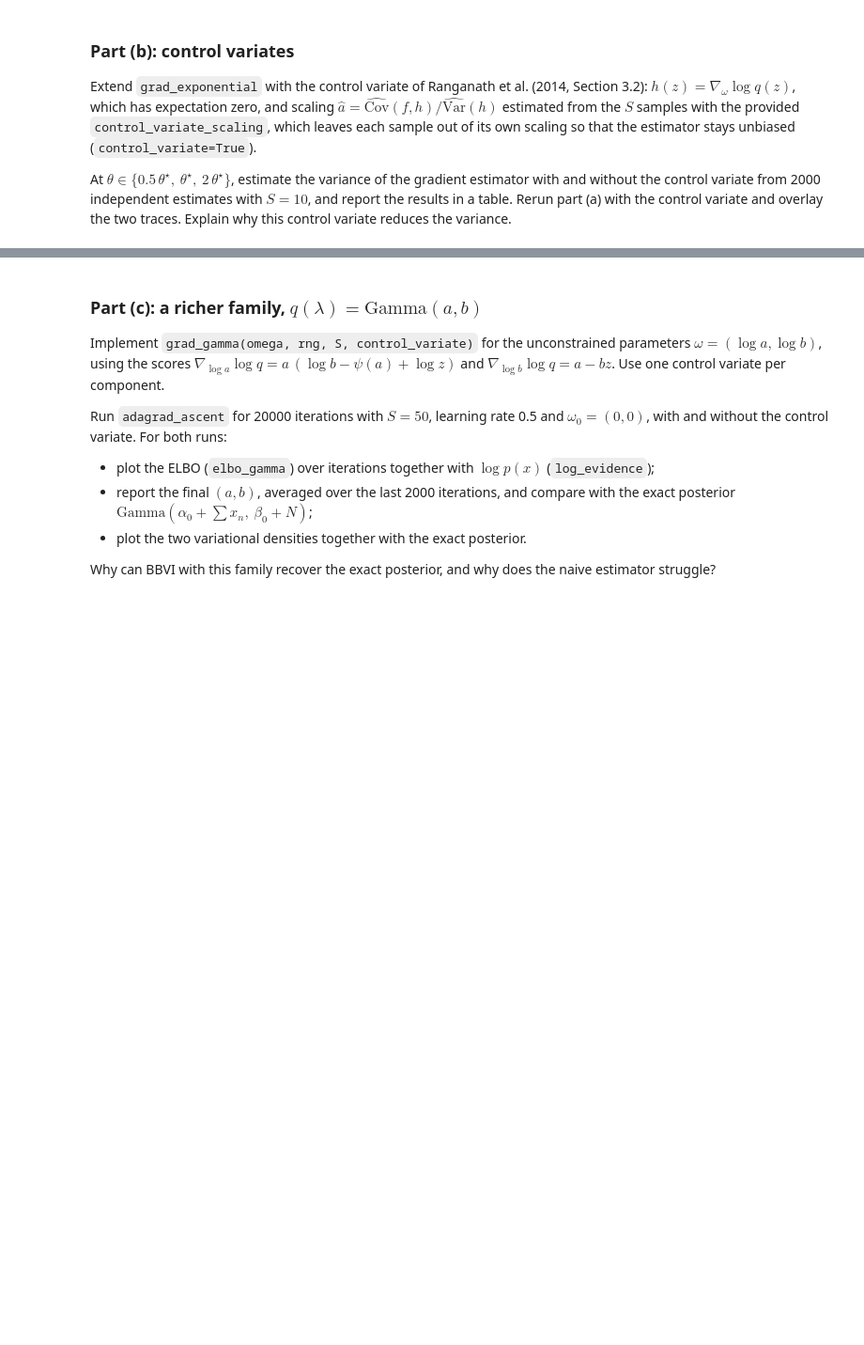
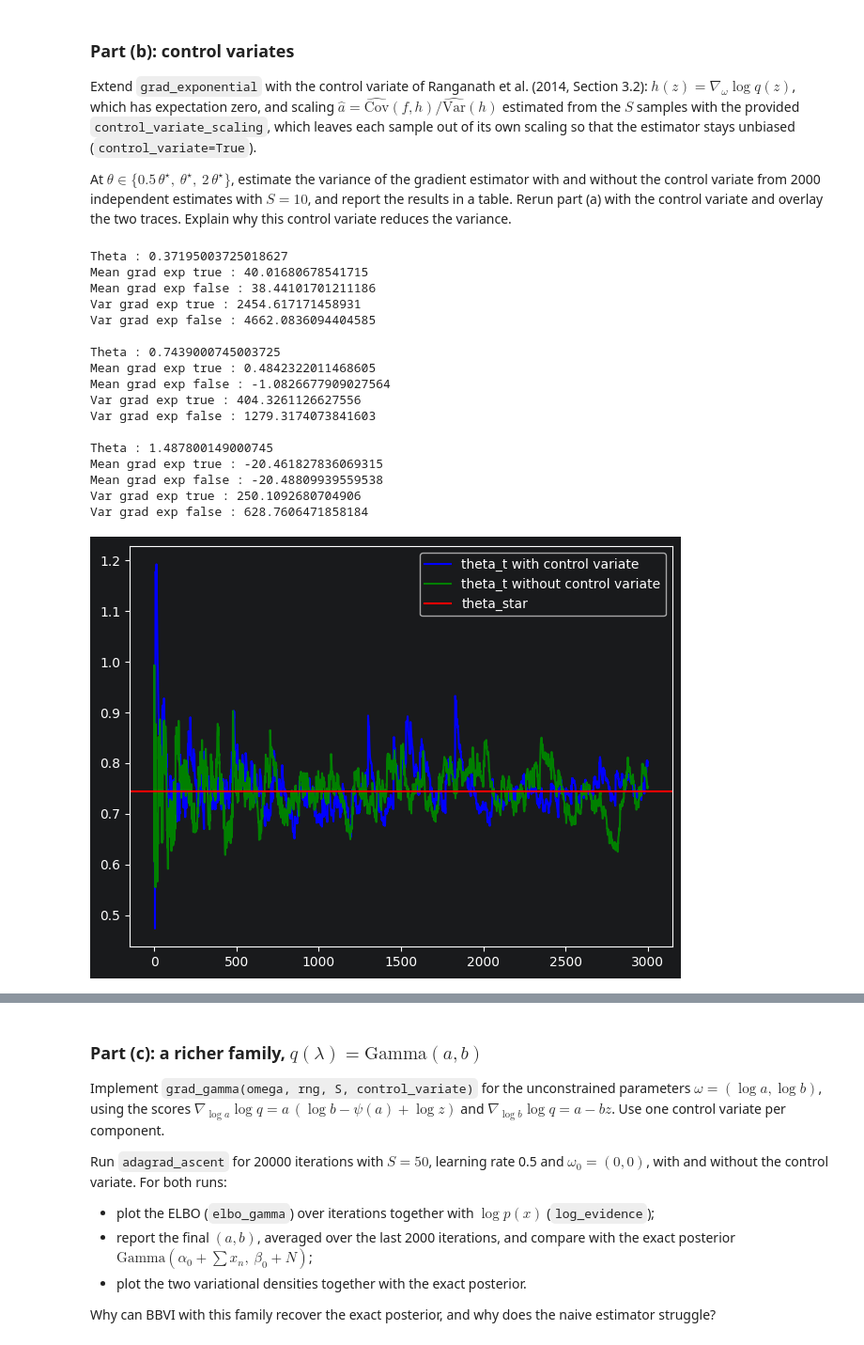
Before and after one commit to mikoleo/Machine-learning-Advanced-Course, a Jupyter notebook: 2E-BBVI-HT26.ipynb, the cells around one changed output, grey strips where cells are left out. Shown at 94% size. Drawn from its saved outputs; the diff is of its cells as text; code cells hidden in the pictures; blank space fills up the shorter version.

Commit message:
Fin 2E BBVI

```diff
--- a/2E-BBVI-HT26.ipynb
+++ b/2E-BBVI-HT26.ipynb
@@ -89,7 +94,3 @@ Implement `grad_exponential(omega, rng, S, control_variate=False)`, which return
 Then run `adagrad_ascent` for 3000 iterations with $S=10$, learning rate 0.5 and $\omega_0=0$. Plot $\theta_t$ together with the value $\theta^\star$ that maximises the closed-form ELBO. Find $\theta^\star$ numerically with `elbo_gamma(1, theta)` on a grid, or derive it.
 
 Compare $\mathbb E_q[\lambda]=1/\theta^\star$ with the exact posterior mean, and compare the variance of $q$ with the posterior variance. What does this say about the Exponential family as a variational family here?
-# %%
-def grad_exponential(omega, rng, S=10, control_variate=False):
-    # Insert your code here
-    return grad
@@ -97,0 +97,10 @@ def grad_exponential(omega, rng, S=10, control_variate=False):
+# %%
+def grad_exponential(omega, rng, S=10, control_variate=False):
+    theta = np.exp(omega)
+    z = rng.exponential(scale=1/theta,size=S)
+    h = (1/theta-z)*theta
+    f = h*(log_joint(z)- np.log(theta)+theta*z)
+    if control_variate:
+        a = control_variate_scaling(f,h)
+        f = f - a*h
+    return np.array([f.mean()])
@@ -104,5 +172,66 @@ Extend `grad_exponential` with the control variate of Ranganath et al. (2014, Se
 
 At $\theta\in\{0.5\,\theta^\star,\ \theta^\star,\ 2\,\theta^\star\}$, estimate the variance of the gradient estimator with and without the control variate from 2000 independent estimates with $S=10$, and report the results in a table. Rerun part (a) with the control variate and overlay the two traces. Explain why this control variate reduces the variance.
 # %%
-# Insert your code here
+# Run BBVI, plot theta_t and theta*, and compare q with the exact posterior
+S=10
+rate = 0.5
+n = 2000
+nb_iter = 3000
+omega0 = [0.0]
+rng = np.random.default_rng(SEED)
+grid = np.linspace(1e-3,1.0,200000) #not 0 otherwise theta_star = 0.
+
+#Run BBVI
+grad_fn = lambda omega,rng : grad_exponential(omega, rng, S, control_variate=True)
+adagrad_trace = adagrad_ascent(grad_fn, omega0, nb_iter, rate,rng)
+theta_t_control_variate = np.exp(adagrad_trace[:,0])
+
+grad_fn = lambda omega,rng : grad_exponential(omega, rng, S, control_variate=False)
+adagrad_trace = adagrad_ascent(grad_fn, omega0, nb_iter, rate,rng)
+theta_t_no_control_variate = np.exp(adagrad_trace[:,0])
+
+#theta*
+elbo = elbo_gamma(1.0, grid)
+theta_star = grid[np.argmax(elbo)]
+
+#plot
+plt.figure()
+plt.plot(theta_t_control_variate, color = "blue",label = "theta_t with control variate")
+plt.plot(theta_t_no_control_variate, color = "green",label = "theta_t without control variate")
+plt.axhline(theta_star,color= "red", label="theta_star")
+plt.legend()
+plt.tight_layout()
+
+#compare
+
+theta_list = [0.5*theta_star,theta_star,2*theta_star]
+
+for theta in theta_list:
+    omega = np.array([np.log(theta)])
+    grad_exp_false = np.array([grad_exponential(omega, rng,S,control_variate=False) for _ in range(n)])
+    grad_exp_true = np.array([grad_exponential(omega, rng,S,control_variate=True) for _ in range(n)])
+    print(f"Theta : {theta}")
+    print(f"Mean grad exp true : {grad_exp_true.mean()}")
+    print(f"Mean grad exp false : {grad_exp_false.mean()}")
+    print(f"Var grad exp true : {grad_exp_true.var(ddof=1)}")
+    print(f"Var grad exp false : {grad_exp_false.var(ddof=1)}\n")
+# %% [output]
+Theta : 0.37195003725018627
+Mean grad exp true : 40.01680678541715
+Mean grad exp false : 38.44101701211186
+Var grad exp true : 2454.617171458931
+Var grad exp false : 4662.0836094404585
+
+Theta : 0.7439000745003725
+Mean grad exp true : 0.4842322011468605
+Mean grad exp false : -1.0826677909027564
+Var grad exp true : 404.3261126627556
+Var grad exp false : 1279.3174073841603
+
+Theta : 1.487800149000745
+Mean grad exp true : -20.461827836069315
+Mean grad exp false : -20.48809939559538
+Var grad exp true : 250.1092680704906
+Var grad exp false : 628.7606471858184
+[figure, added]
 # %% [markdown]
```
Also changed, not shown: parts of 10 cells of this notebook, 1 other file.
